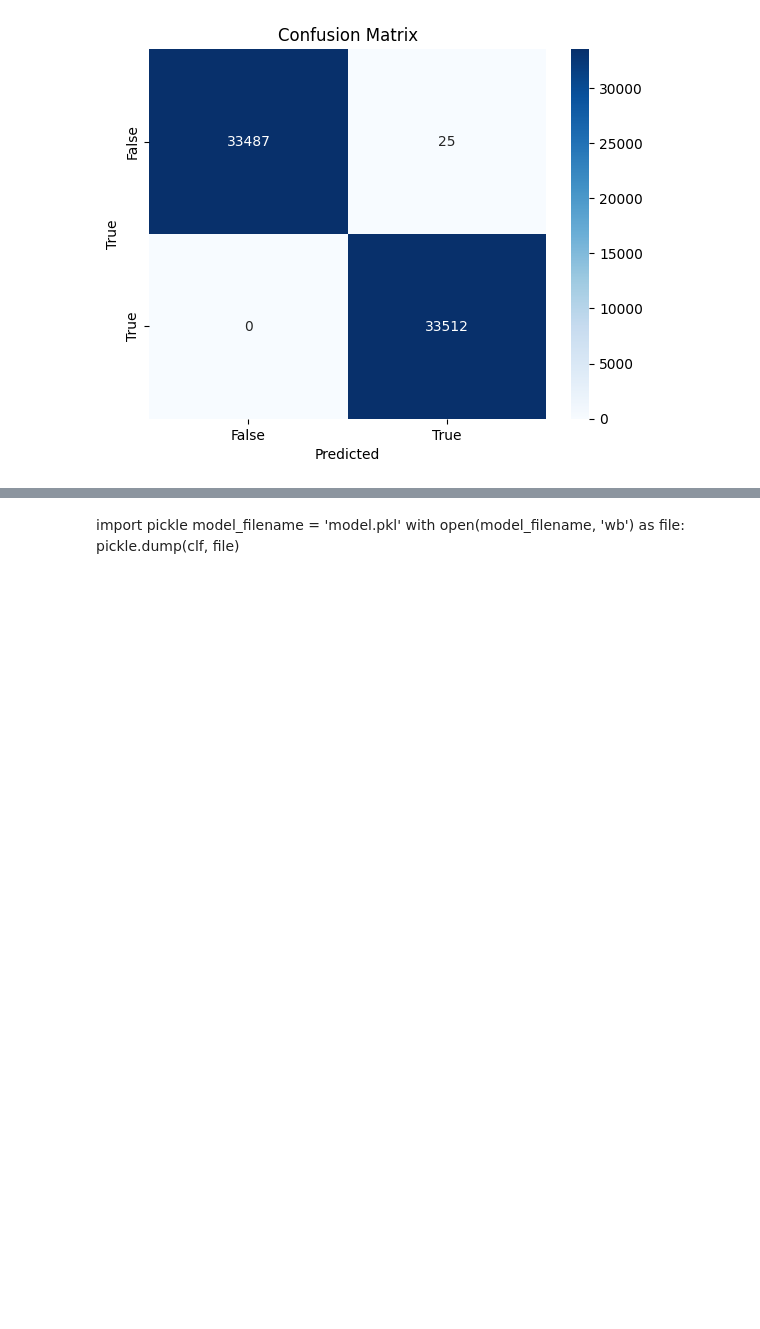
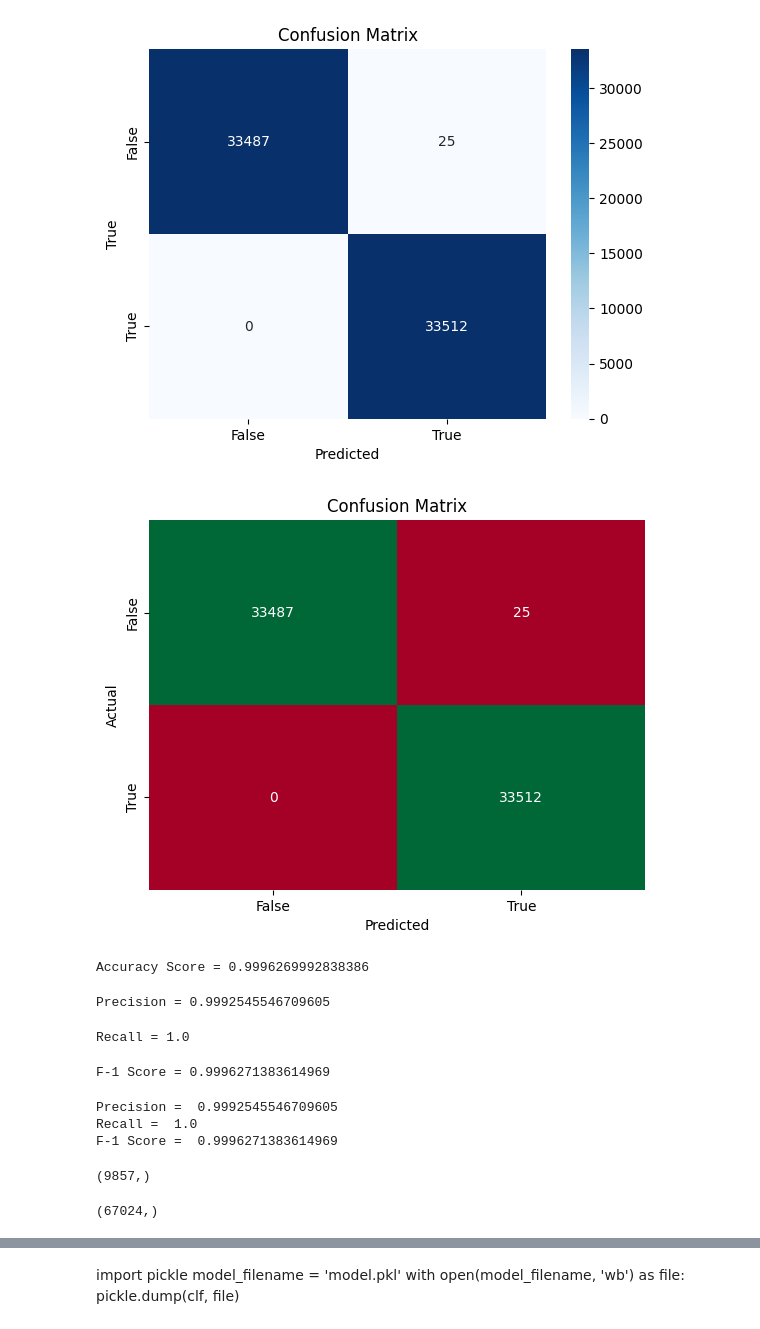
Before and after one commit to JOCRZ/BritishAirways-Intership, a Jupyter notebook: British-Airways/Ipython-book/model.ipynb, the cells around one changed output, grey strips where cells are left out. Cells and saved outputs as stored; diff of their text form; code cells hidden in the pictures; blank space fills up the shorter version.

```diff
--- a/British-Airways/Ipython-book/model.ipynb
+++ b/British-Airways/Ipython-book/model.ipynb
@@ -773,3 +777,58 @@ plt.ylabel("True")
 plt.show()
 # %% [output]
 [figure]
+# %%
+from sklearn.metrics import confusion_matrix
+
+y_pred = clf.predict(X_train_resampled)
+cm = confusion_matrix(y_train_resampled, y_pred)
+
+labels = np.unique(y_test)
+sns.heatmap(cm,annot=True,fmt='d',cmap='RdYlGn',cbar=False, xticklabels=labels, yticklabels=labels)
+plt.title("Confusion Matrix")
+plt.xlabel("Predicted")
+plt.ylabel("Actual")
+plt.show()
+# %% [output]
+[figure, added]
+# %%
+TN, FP, FN, TP = cm.ravel()
+accuracy = (TN + TP) / (TN + FP + FN + TP)
+print("Accuracy Score =", format(accuracy))
+# %% [output]
+Accuracy Score = 0.9996269992838386
+# %%
+TN, FP, FN, TP = cm.ravel()
+precision = (TP) / (TP + FP)
+print("Precision =", format(precision))
+# %% [output]
+Precision = 0.9992545546709605
+# %%
+TN, FP, FN, TP = cm.ravel()
+recall = (TP) / (TP + FN)
+print("Recall =", format(recall))
+# %% [output]
+Recall = 1.0
+# %%
+f1_score = 2 * (precision * recall) / (precision + recall)
+print("F-1 Score =", format(f1_score))
+# %% [output]
+F-1 Score = 0.9996271383614969
+# %%
+from sklearn.metrics import recall_score,precision_score,f1_score
+prediction = clf.predict(X_train_resampled)
+print("Precision = ",format(precision_score(y_train_resampled,prediction)))
+print("Recall = ",format(recall_score(y_train_resampled,prediction)))
+print("F-1 Score = ",format(f1_score(y_train_resampled,prediction)))
+# %% [output]
+Precision =  0.9992545546709605
+Recall =  1.0
+F-1 Score =  0.9996271383614969
+# %%
+y_test.shape
+# %% [output]
+(9857,)
+# %%
+pred_score.shape
+# %% [output]
+(67024,)
```
Also changed, not shown: parts of 11 cells of this notebook.
